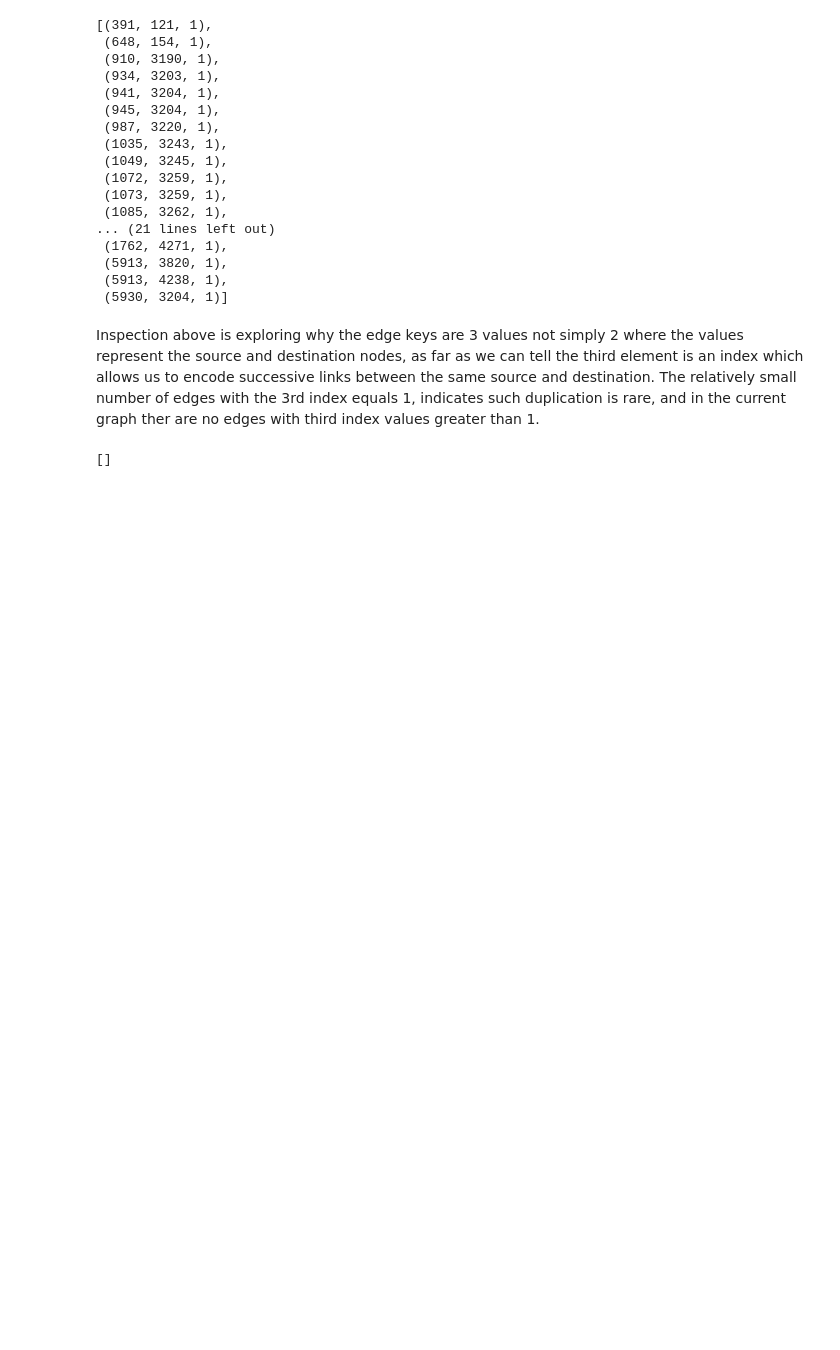
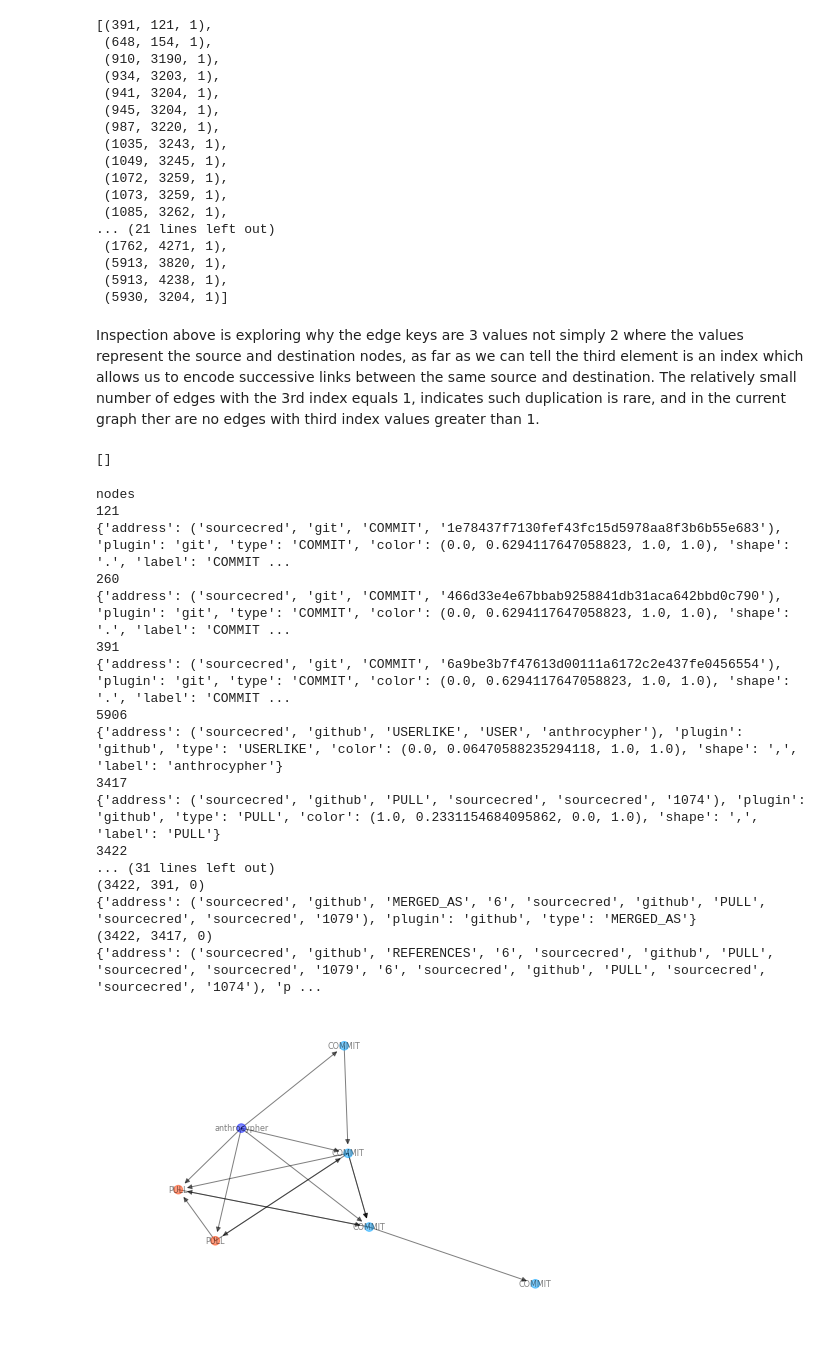
Before and after one commit to satyaki-mallick/research, a Jupyter notebook: sample_graph_EDA/sample_graph_inspection_notebook.ipynb, the cells around one changed output. Saved outputs shown, nothing was run; the diff lists cells and outputs as text; code cells hidden in the pictures; blank space fills up the shorter version.

```diff
--- a/sample_graph_EDA/sample_graph_inspection_notebook.ipynb
+++ b/sample_graph_EDA/sample_graph_inspection_notebook.ipynb
@@ -410,3 +451,24 @@ Inspection above is exploring why the edge keys are 3 values not simply 2 where
 print([k for k in G.edges.keys() if k[2]>1 ])
 # %% [output]
 []
+# %%
+inspectSubGraph(G, [391, 121], verbose=True, pos="kk")
+# %% [output]
+nodes
+121
+{'address': ('sourcecred', 'git', 'COMMIT', '1e78437f7130fef43fc15d5978aa8f3b6b55e683'), 'plugin': 'git', 'type': 'COMMIT', 'color': (0.0, 0.6294117647058823, 1.0, 1.0), 'shape': '.', 'label': 'COMMIT ...
+260
+{'address': ('sourcecred', 'git', 'COMMIT', '466d33e4e67bbab9258841db31aca642bbd0c790'), 'plugin': 'git', 'type': 'COMMIT', 'color': (0.0, 0.6294117647058823, 1.0, 1.0), 'shape': '.', 'label': 'COMMIT ...
+391
+{'address': ('sourcecred', 'git', 'COMMIT', '6a9be3b7f47613d00111a6172c2e437fe0456554'), 'plugin': 'git', 'type': 'COMMIT', 'color': (0.0, 0.6294117647058823, 1.0, 1.0), 'shape': '.', 'label': 'COMMIT ...
+5906
+{'address': ('sourcecred', 'github', 'USERLIKE', 'USER', 'anthrocypher'), 'plugin': 'github', 'type': 'USERLIKE', 'color': (0.0, 0.06470588235294118, 1.0, 1.0), 'shape': ',', 'label': 'anthrocypher'}
+3417
+{'address': ('sourcecred', 'github', 'PULL', 'sourcecred', 'sourcecred', '1074'), 'plugin': 'github', 'type': 'PULL', 'color': (1.0, 0.2331154684095862, 0.0, 1.0), 'shape': ',', 'label': 'PULL'}
+3422
+... (31 lines left out)
+(3422, 391, 0)
+{'address': ('sourcecred', 'github', 'MERGED_AS', '6', 'sourcecred', 'github', 'PULL', 'sourcecred', 'sourcecred', '1079'), 'plugin': 'github', 'type': 'MERGED_AS'}
+(3422, 3417, 0)
+{'address': ('sourcecred', 'github', 'REFERENCES', '6', 'sourcecred', 'github', 'PULL', 'sourcecred', 'sourcecred', '1079', '6', 'sourcecred', 'github', 'PULL', 'sourcecred', 'sourcecred', '1074'), 'p ...
+[figure, added]
```
Also changed, not shown: parts of 22 cells of this notebook.
